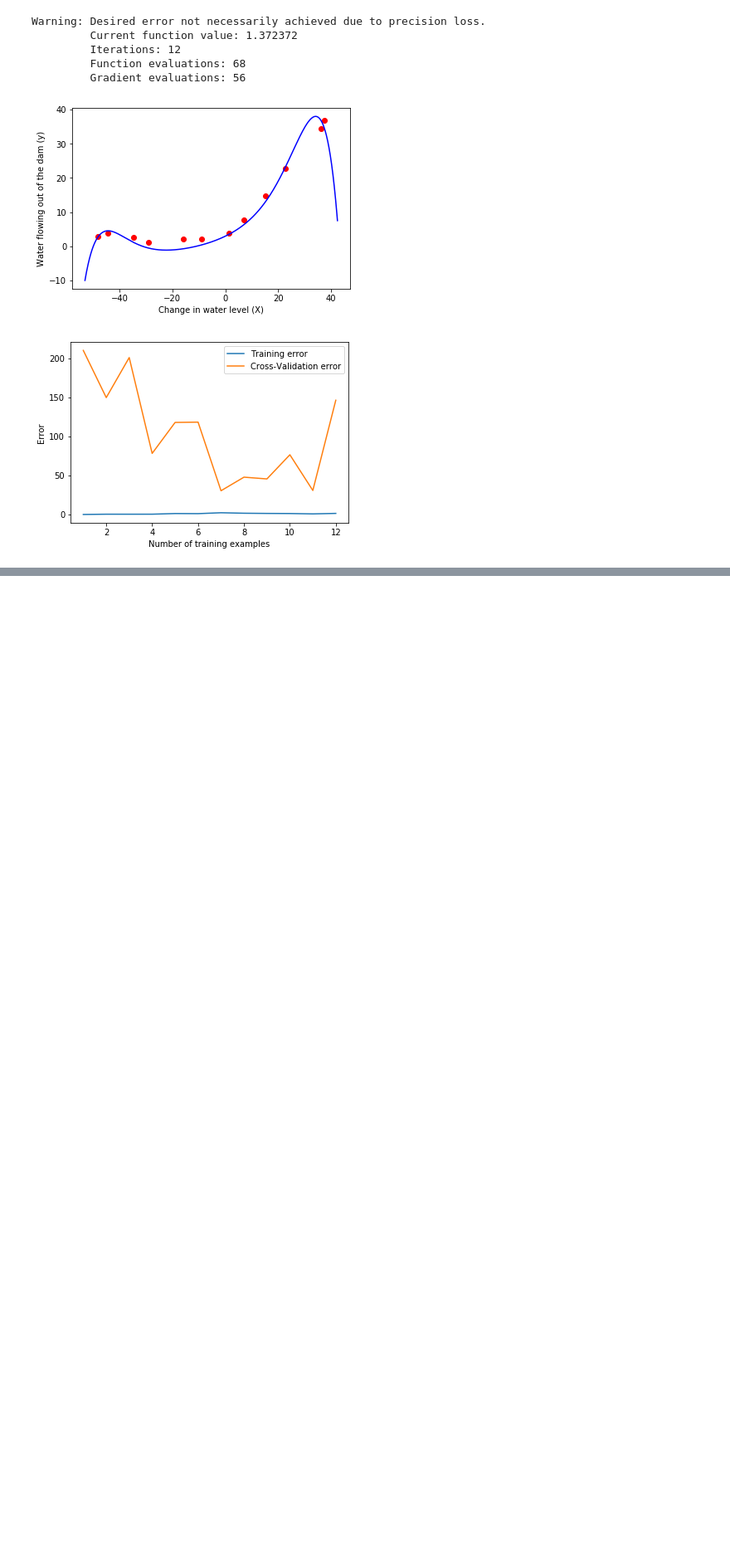
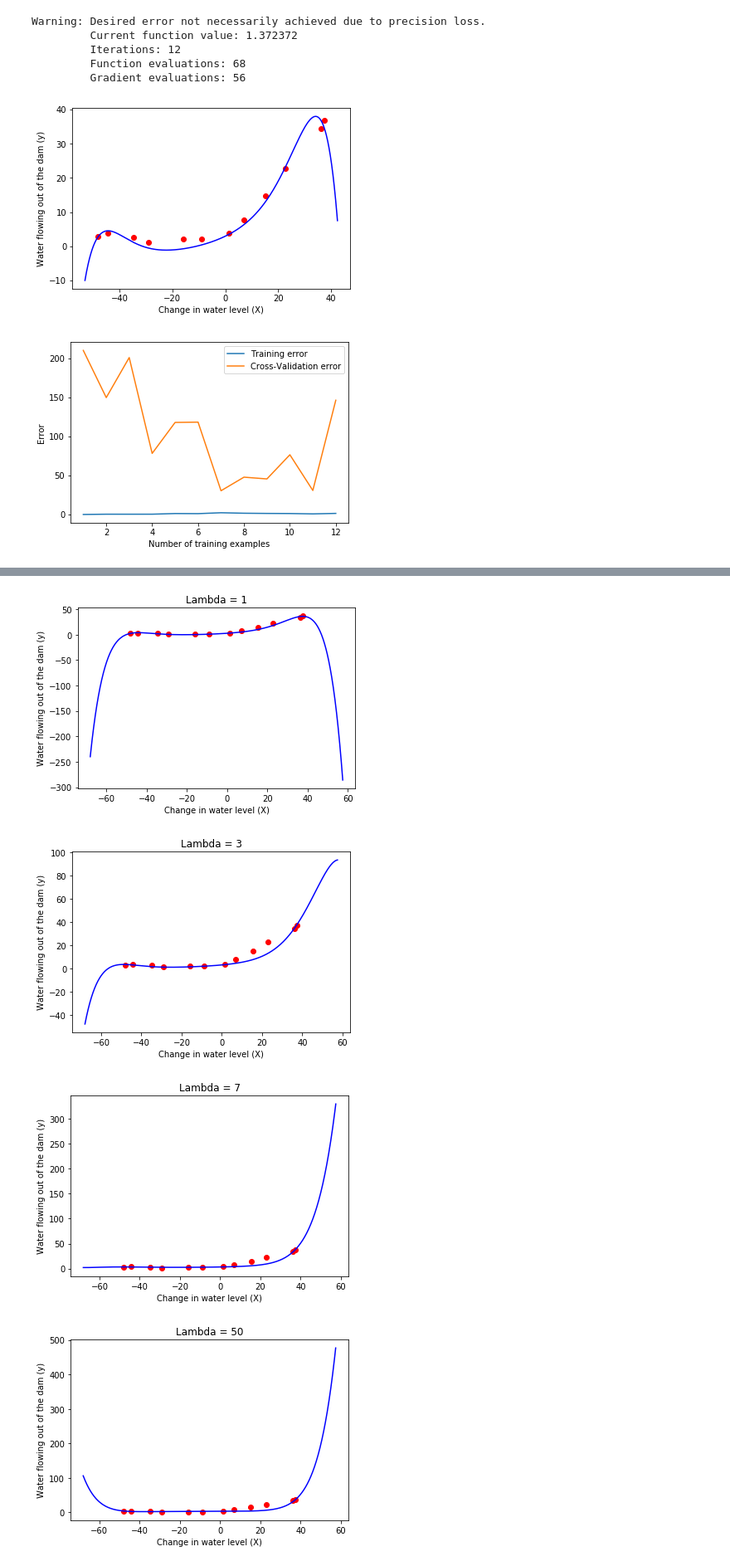
Before and after one commit to MohammadKhalaji/Andrew-NG-Machine-Learning-Assignments-Python, a Jupyter notebook: ex5/ex5.ipynb, the cells around one changed output, grey strips where cells are left out. Shown at 83% size. Saved outputs shown, nothing was run; the diff lists cells and outputs as text; code cells hidden in the pictures; blank space fills up the shorter version.

```diff
--- a/ex5/ex5.ipynb
+++ b/ex5/ex5.ipynb
@@ -107,11 +107,14 @@ theta = theta2
 Plotting the linear fit:
 # %%
 def h(x, theta, m, n):
-    theta = theta.reshape((n+1, 1))
-    x = x.reshape((n, 1))
-    bias = np.array([[1]])
-    x = np.append(bias, x).reshape((n+1, 1))
-    return np.matmul(theta.T, x).flatten()[0]
+    bias = 1
+    theta = theta.reshape(theta.size, 1)
+    x = list(x.ravel())
+    x.insert(0, bias)
+    x = np.array(x)
+    ans = np.matmul(theta.T, x).flatten()
+    return ans[0]
+
 
 plt.scatter(X.flatten(), y.flatten(), c='r')
 plt.xlabel('Change in water level (X)')
@@ -247,0 +253,35 @@ plt.show()
+# %%
+X, y, X_test, y_test, X_CV, y_CV, m, n, m_test, m_CV = read_file('ex5data1.mat')
+
+# before normalizing and polynomial mapping
+original_X = read_file('ex5data1.mat')[0]
+degree = 8
+X, mean, stdev = normalize_features(X)
+X = map_features(X, degree)
+
+# we have already seen what lmd=0 does, so let's go with 1, 3, 7, 50 and 100
+for lmd in (1, 3, 7, 50, 100):
+    # minimize cost
+    theta = np.zeros((degree+1, 1)).flatten()
+    theta = minimize(method='CG', fun=cost, jac=gradient, x0=theta, args=(X, y, lmd)).x
+
+    # plot
+    plt.scatter(original_X.flatten(), y.flatten(), c='r')
+    plt.xlabel('Change in water level (X)')
+    plt.ylabel('Water flowing out of the dam (y)')
+    plt.title('Lambda = {0}'.format(lmd))
+    x_min, x_max = min(original_X.flatten()) - 20, max(original_X.flatten()) + 20
+    x_arr = np.arange(x_min, x_max, 0.1)
+    y_arr = []
+    for x1 in x_arr:
+        # normalize:
+        x1 = (x1 - mean) / stdev
+        x1 = map_single_feature(x1, degree)
+        y_arr.append(h(x1, theta, m, degree))
+    plt.plot(x_arr, y_arr, c='b')
+    plt.show()
+# %% [output]
+[figure, added]
+[figure, added]
+[figure, added]
+[figure, added]
```
Also changed, not shown: parts of 2 cells of this notebook, 1 other file.
